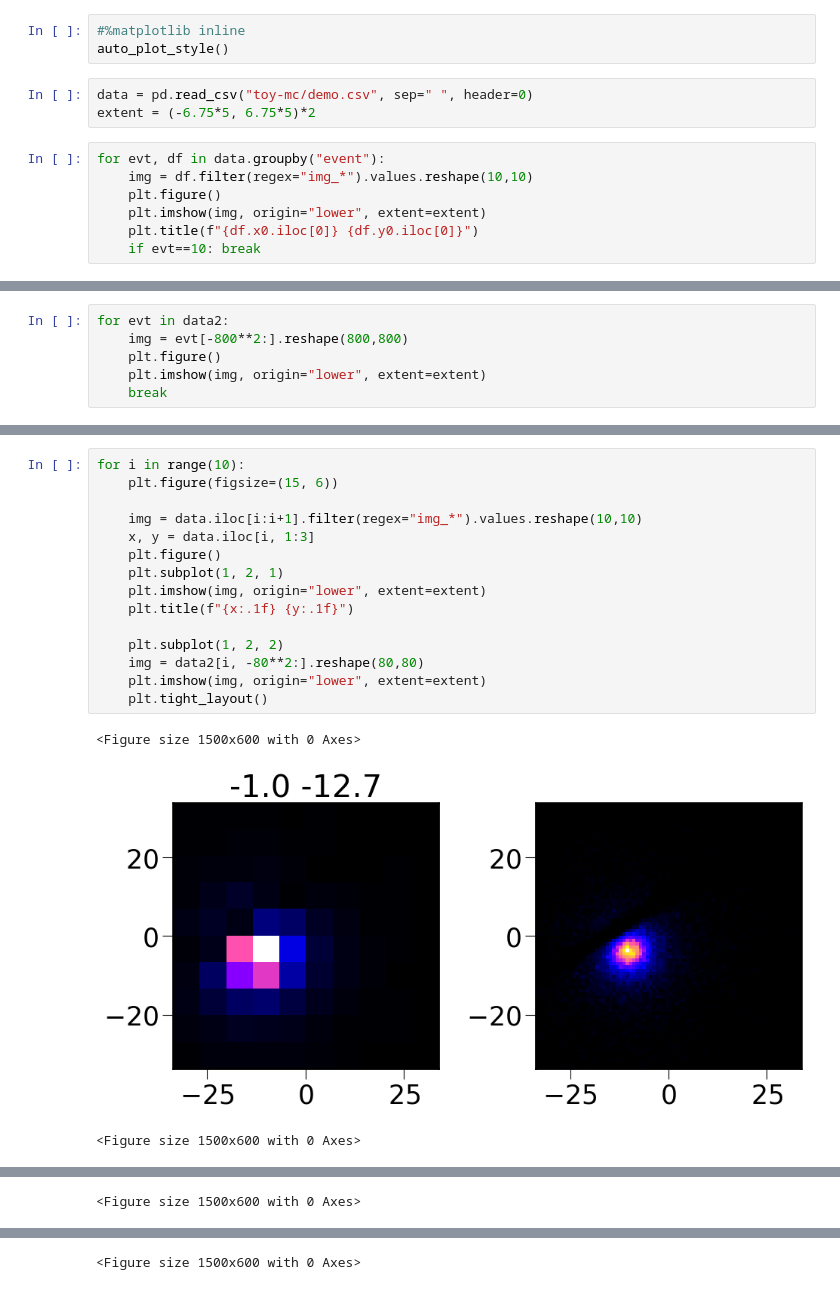
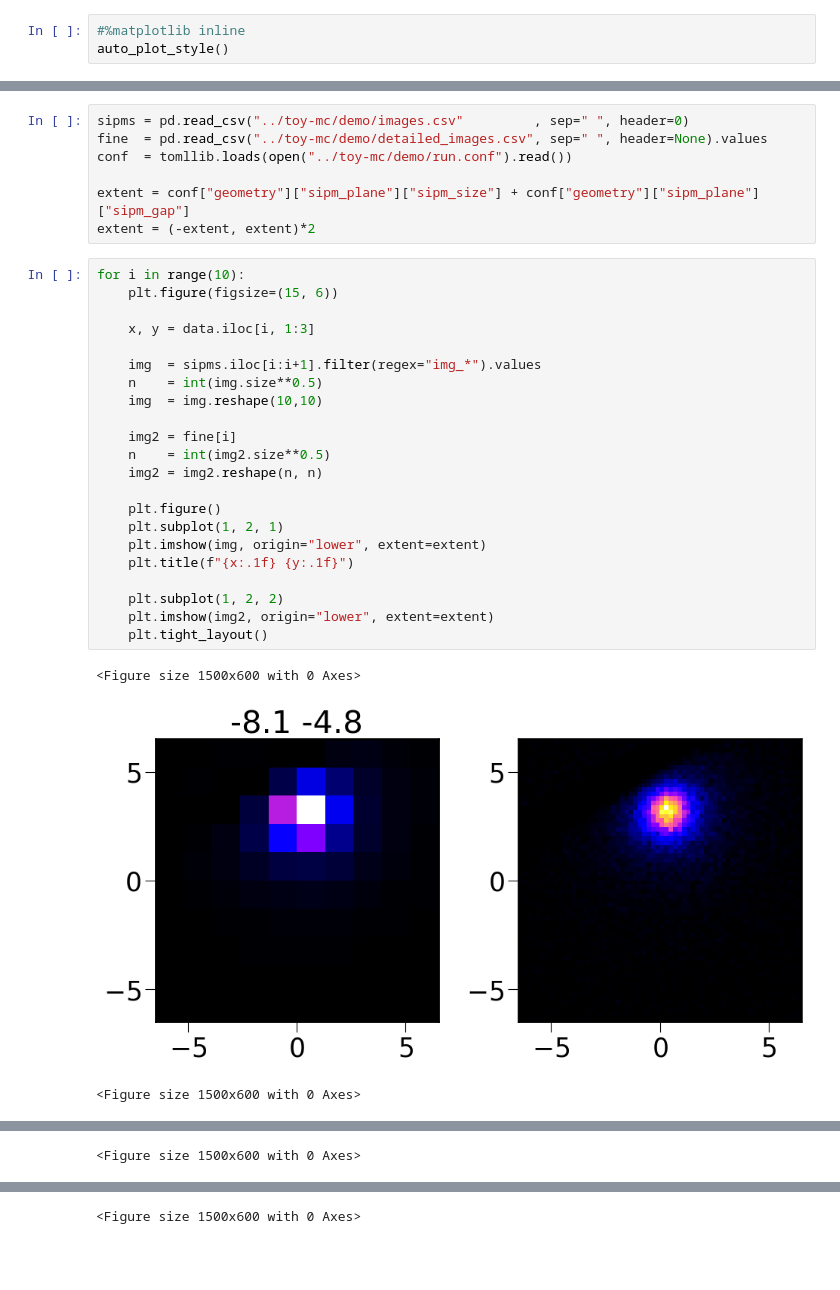
Before and after one commit to gonzaponte/colina, a Jupyter notebook: analysis/rusty-toy.ipynb, the cells around one changed output, grey strips where cells are left out. Saved outputs shown, nothing was run; the diff lists cells and outputs as text; blank space fills up the shorter version.

```diff
--- a/analysis/rusty-toy.ipynb
+++ b/analysis/rusty-toy.ipynb
@@ -12,13 +13,3 @@ in_range = lambda x, a, b: (x>=a) & (x<b)
 # %%
 #%matplotlib inline
 auto_plot_style()
-# %%
-data = pd.read_csv("toy-mc/demo.csv", sep=" ", header=0)
-extent = (-6.75*5, 6.75*5)*2
-# %%
-for evt, df in data.groupby("event"):
-    img = df.filter(regex="img_*").values.reshape(10,10)
-    plt.figure()
-    plt.imshow(img, origin="lower", extent=extent)
-    plt.title(f"{df.x0.iloc[0]} {df.y0.iloc[0]}")
-    if evt==10: break
@@ -39,6 +15,0 @@ extent = (-6.75*5, 6.75*5)*2
-# %%
-for evt in data2:
-    img = evt[-800**2:].reshape(800,800)
-    plt.figure()
-    plt.imshow(img, origin="lower", extent=extent)
-    break
@@ -56,19 +16,33 @@ for evt in data2:
+# %%
+sipms = pd.read_csv("../toy-mc/demo/images.csv"         , sep=" ", header=0)
+fine  = pd.read_csv("../toy-mc/demo/detailed_images.csv", sep=" ", header=None).values
+conf  = tomllib.loads(open("../toy-mc/demo/run.conf").read())
+
+extent = conf["geometry"]["sipm_plane"]["sipm_size"] + conf["geometry"]["sipm_plane"]["sipm_gap"]
+extent = (-extent, extent)*2
 # %%
 for i in range(10):
     plt.figure(figsize=(15, 6))
 
-    img = data.iloc[i:i+1].filter(regex="img_*").values.reshape(10,10)
     x, y = data.iloc[i, 1:3]
+
+    img  = sipms.iloc[i:i+1].filter(regex="img_*").values
+    n    = int(img.size**0.5)
+    img  = img.reshape(10,10)
+
+    img2 = fine[i]
+    n    = int(img2.size**0.5)
+    img2 = img2.reshape(n, n)
+
     plt.figure()
     plt.subplot(1, 2, 1)
     plt.imshow(img, origin="lower", extent=extent)
     plt.title(f"{x:.1f} {y:.1f}")
 
     plt.subplot(1, 2, 2)
-    img = data2[i, -80**2:].reshape(80,80)
-    plt.imshow(img, origin="lower", extent=extent)
+    plt.imshow(img2, origin="lower", extent=extent)
     plt.tight_layout()
 # %% [output]
 <Figure size 1500x600 with 0 Axes>
-[figure, old version]
+[figure, new version]
 <Figure size 1500x600 with 0 Axes>
```
Also changed, not shown: parts of 5 cells of this notebook.
